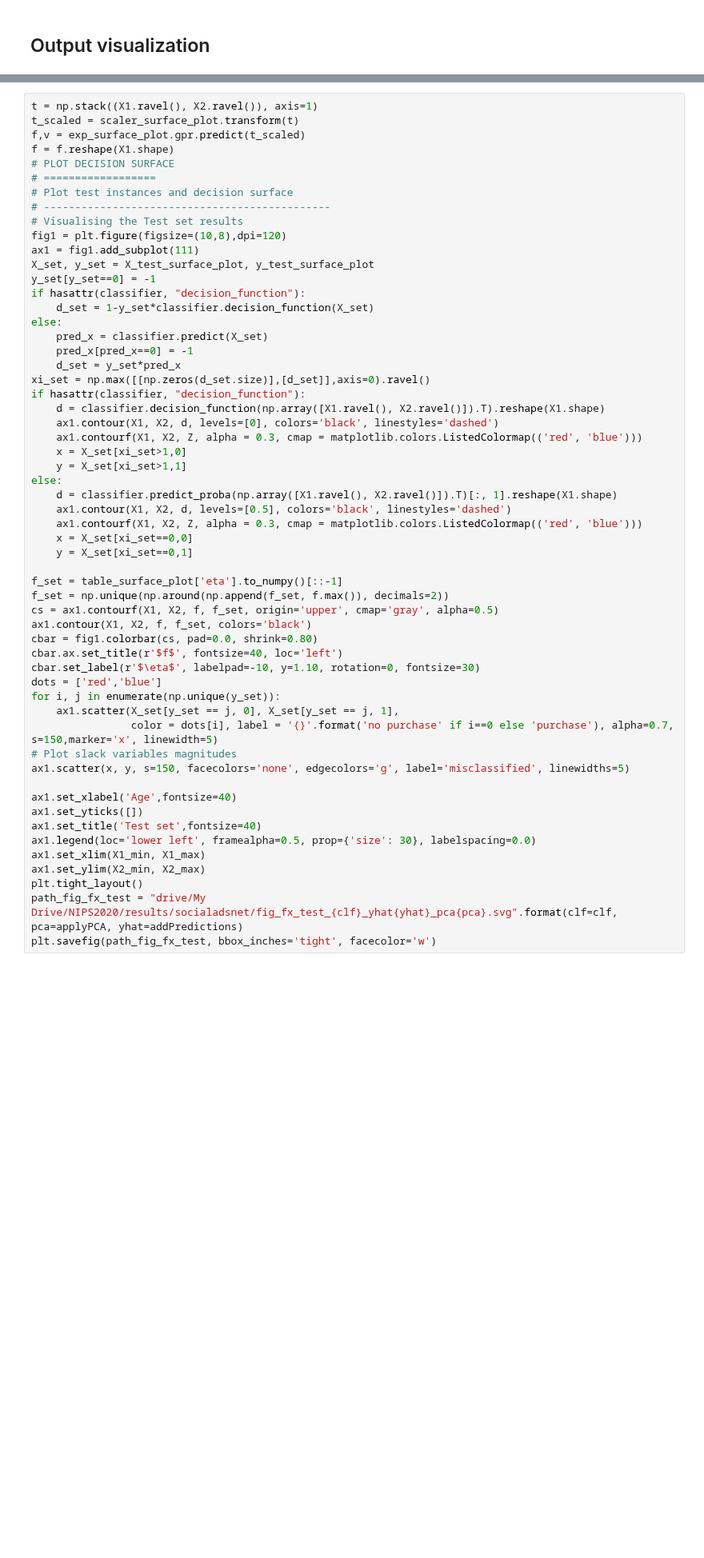
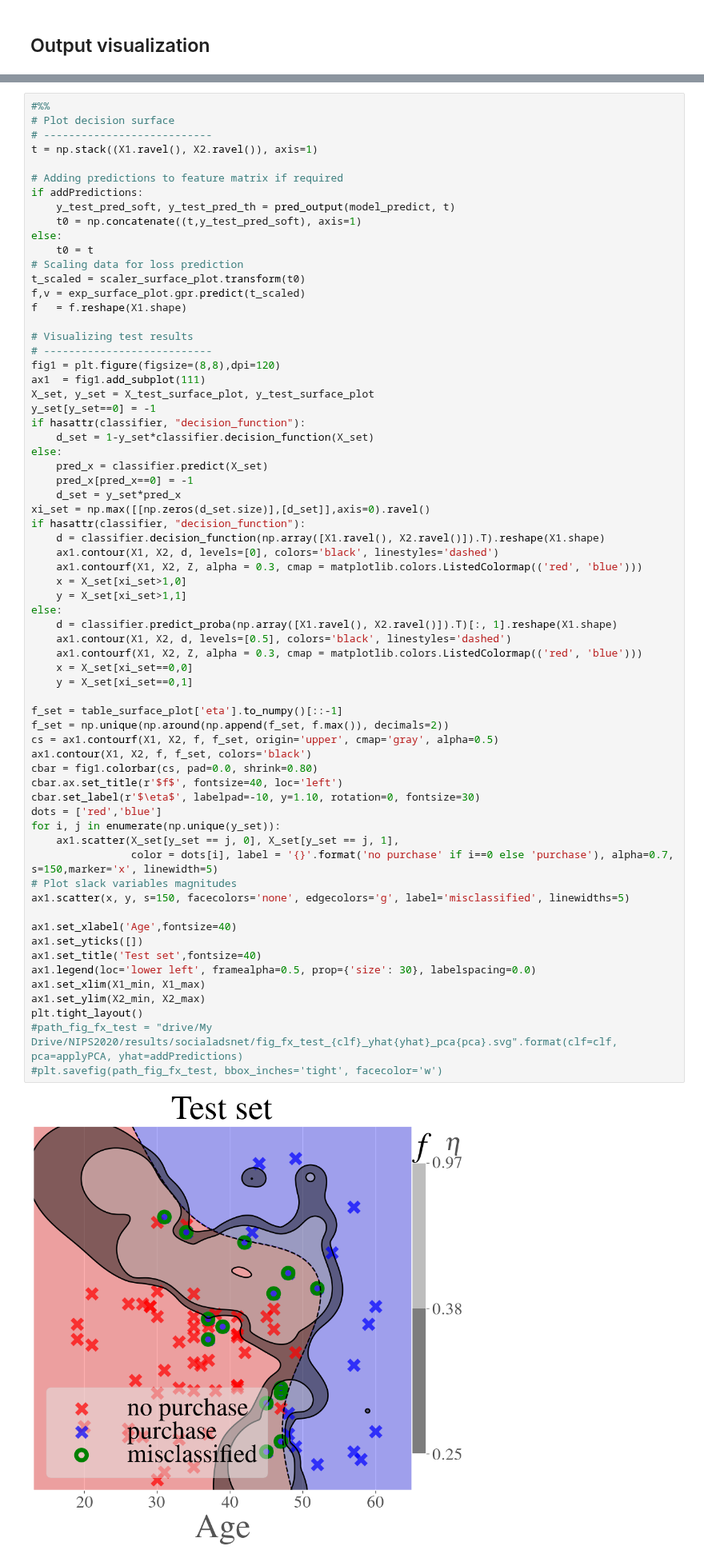
Before and after one commit to cesar-claros/synergistic, a Jupyter notebook: socialadsnet_AAAI.ipynb, the cells around one changed output, grey strips where cells are left out. Shown at 80% size. Cells and saved outputs as stored; diff of their text form; blank space fills up the shorter version.

```diff
--- a/socialadsnet_AAAI.ipynb
+++ b/socialadsnet_AAAI.ipynb
@@ -496,15 +390,24 @@ plt.savefig(path_fig_fx_val, bbox_inches='tight', facecolor='w')
 # %%
+#%%
+# Plot decision surface
+# ---------------------------
 t = np.stack((X1.ravel(), X2.ravel()), axis=1)
-t_scaled = scaler_surface_plot.transform(t)
+
+# Adding predictions to feature matrix if required
+if addPredictions:
+    y_test_pred_soft, y_test_pred_th = pred_output(model_predict, t)
+    t0 = np.concatenate((t,y_test_pred_soft), axis=1)
+else:
+    t0 = t
+# Scaling data for loss prediction
+t_scaled = scaler_surface_plot.transform(t0)
 f,v = exp_surface_plot.gpr.predict(t_scaled)
-f = f.reshape(X1.shape)
-# PLOT DECISION SURFACE
-# ==================
-# Plot test instances and decision surface
-# ----------------------------------------------
-# Visualising the Test set results
-fig1 = plt.figure(figsize=(10,8),dpi=120)
-ax1 = fig1.add_subplot(111)
+f   = f.reshape(X1.shape)
+
+# Visualizing test results
+# ---------------------------
+fig1 = plt.figure(figsize=(8,8),dpi=120)
+ax1  = fig1.add_subplot(111)
 X_set, y_set = X_test_surface_plot, y_test_surface_plot
 y_set[y_set==0] = -1
 if hasattr(classifier, "decision_function"):
@@ -521,32 +424,34 @@ if hasattr(classifier, "decision_function"):
     x = X_set[xi_set>1,0]
     y = X_set[xi_set>1,1]
 else:
     d = classifier.predict_proba(np.array([X1.ravel(), X2.ravel()]).T)[:, 1].reshape(X1.shape)
     ax1.contour(X1, X2, d, levels=[0.5], colors='black', linestyles='dashed')
     ax1.contourf(X1, X2, Z, alpha = 0.3, cmap = matplotlib.colors.ListedColormap(('red', 'blue')))
     x = X_set[xi_set==0,0]
     y = X_set[xi_set==0,1]
 
 f_set = table_surface_plot['eta'].to_numpy()[::-1]
 f_set = np.unique(np.around(np.append(f_set, f.max()), decimals=2))
 cs = ax1.contourf(X1, X2, f, f_set, origin='upper', cmap='gray', alpha=0.5)
 ax1.contour(X1, X2, f, f_set, colors='black')
 cbar = fig1.colorbar(cs, pad=0.0, shrink=0.80)
 cbar.ax.set_title(r'$f$', fontsize=40, loc='left')
 cbar.set_label(r'$\eta$', labelpad=-10, y=1.10, rotation=0, fontsize=30)
 dots = ['red','blue']
 for i, j in enumerate(np.unique(y_set)):
     ax1.scatter(X_set[y_set == j, 0], X_set[y_set == j, 1],
                 color = dots[i], label = '{}'.format('no purchase' if i==0 else 'purchase'), alpha=0.7, s=150,marker='x', linewidth=5)
 # Plot slack variables magnitudes
 ax1.scatter(x, y, s=150, facecolors='none', edgecolors='g', label='misclassified', linewidths=5)
 
 ax1.set_xlabel('Age',fontsize=40)
 ax1.set_yticks([])
 ax1.set_title('Test set',fontsize=40)
 ax1.legend(loc='lower left', framealpha=0.5, prop={'size': 30}, labelspacing=0.0)
 ax1.set_xlim(X1_min, X1_max)
 ax1.set_ylim(X2_min, X2_max)
 plt.tight_layout()
-path_fig_fx_test = "drive/My Drive/NIPS2020/results/socialadsnet/fig_fx_test_{clf}_yhat{yhat}_pca{pca}.svg".format(clf=clf, pca=applyPCA, yhat=addPredictions)
-plt.savefig(path_fig_fx_test, bbox_inches='tight', facecolor='w')
+#path_fig_fx_test = "drive/My Drive/NIPS2020/results/socialadsnet/fig_fx_test_{clf}_yhat{yhat}_pca{pca}.svg".format(clf=clf, pca=applyPCA, yhat=addPredictions)
+#plt.savefig(path_fig_fx_test, bbox_inches='tight', facecolor='w')
+# %% [output]
+[figure, added]
```
Also changed, not shown: parts of 16 cells of this notebook.
